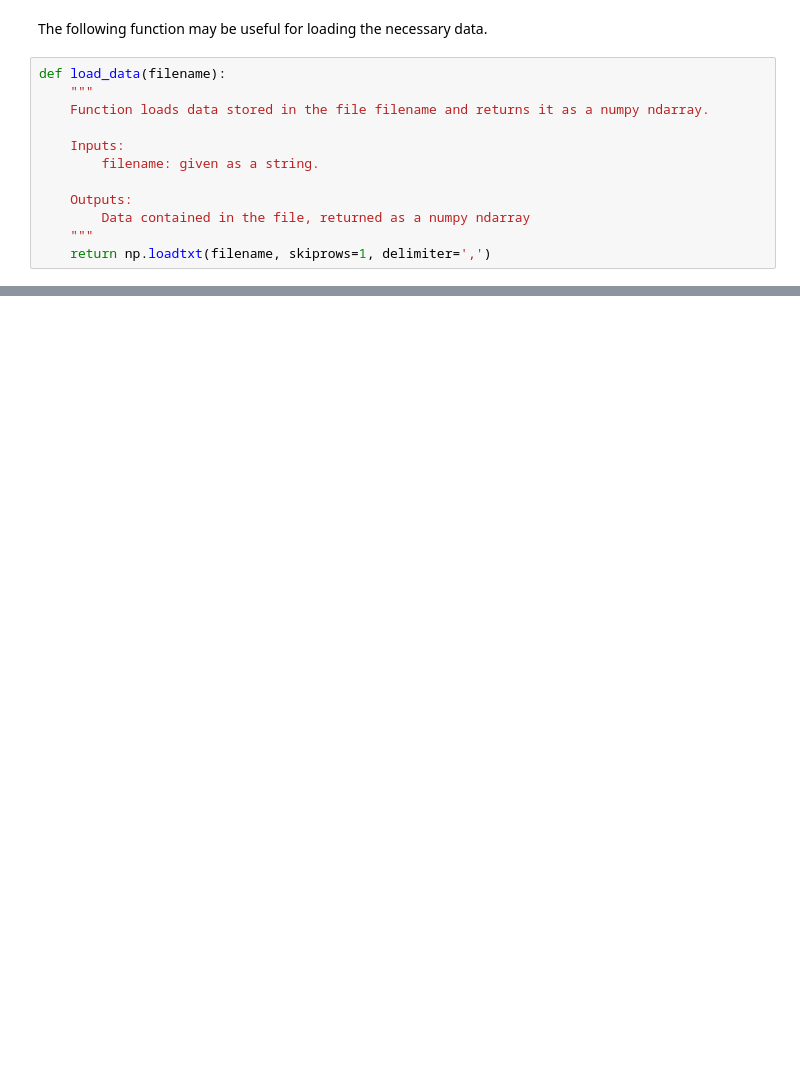
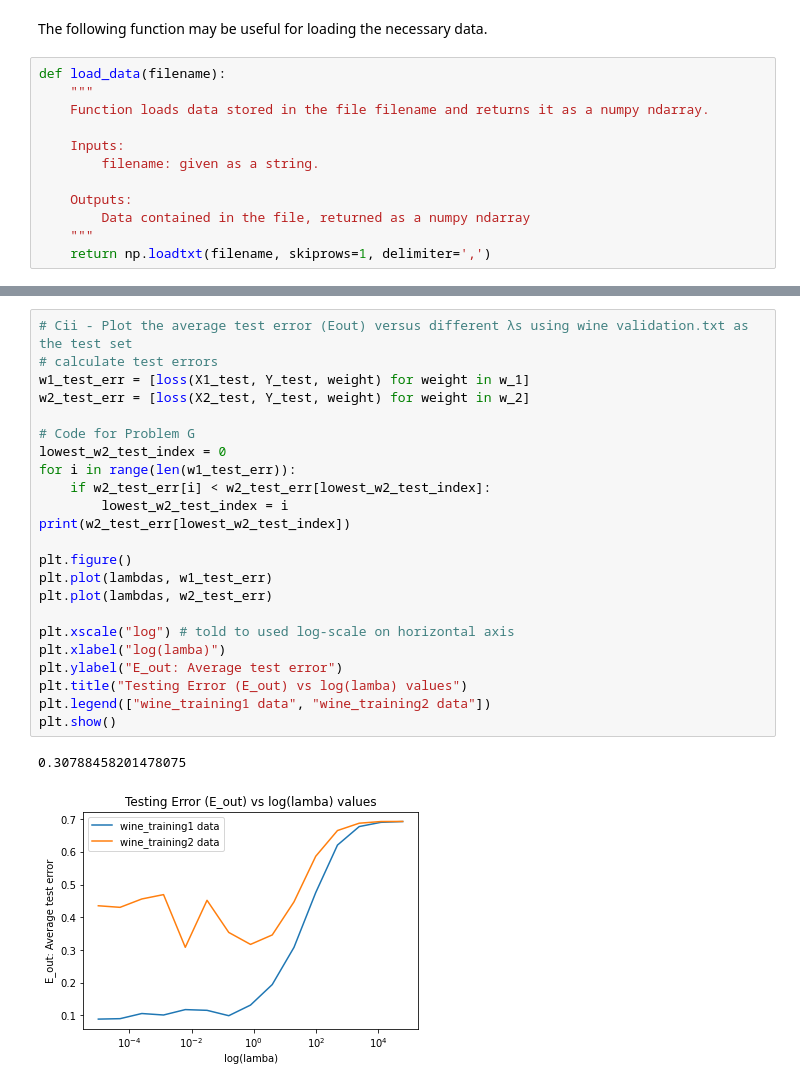
Before and after one commit to sukishore12/Caltech-CS155-2023, a Jupyter notebook: set2/set2_prob2.ipynb, the cells around one changed output, grey strips where cells are left out. Saved outputs shown, nothing was run; the diff lists cells and outputs as text; blank space fills up the shorter version.

```diff
--- a/set2/set2_prob2.ipynb
+++ b/set2/set2_prob2.ipynb
@@ -31,0 +160,26 @@ def load_data(filename):
+# %%
+# Cii - Plot the average test error (Eout) versus different λs using wine validation.txt as the test set
+# calculate test errors
+w1_test_err = [loss(X1_test, Y_test, weight) for weight in w_1]
+w2_test_err = [loss(X2_test, Y_test, weight) for weight in w_2]
+
+# Code for Problem G
+lowest_w2_test_index = 0
+for i in range(len(w1_test_err)):
+    if w2_test_err[i] < w2_test_err[lowest_w2_test_index]:
+        lowest_w2_test_index = i
+print(w2_test_err[lowest_w2_test_index])
+
+plt.figure()
+plt.plot(lambdas, w1_test_err)
+plt.plot(lambdas, w2_test_err)
+
+plt.xscale("log") # told to used log-scale on horizontal axis
+plt.xlabel("log(lamba)")
+plt.ylabel("E_out: Average test error")
+plt.title("Testing Error (E_out) vs log(lamba) values")
+plt.legend(["wine_training1 data", "wine_training2 data"])
+plt.show()
+# %% [output]
+0.30788458201478075
+[figure, added]
```
Also changed, not shown: parts of 6 cells of this notebook, 18 other files.
